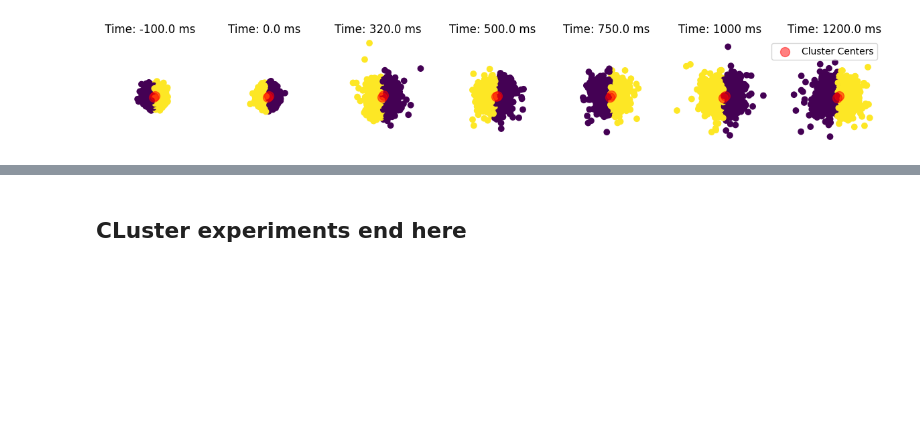
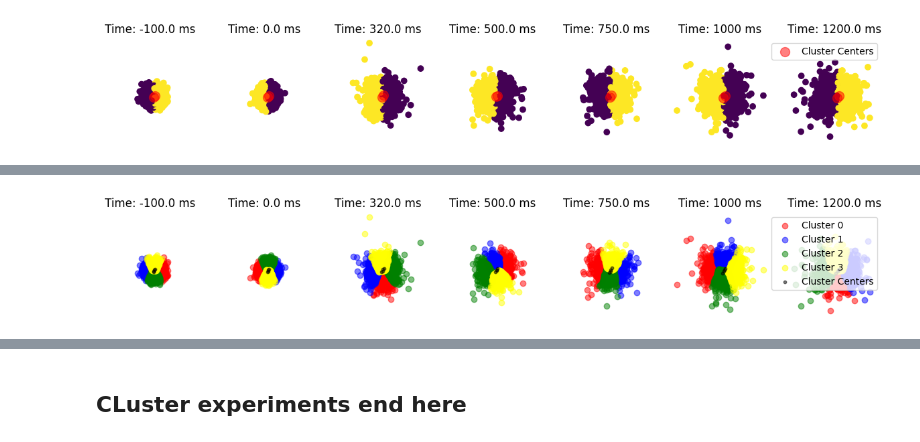
Before and after one commit to AtharvSuryawanshi/Neural-Representations-using-Things-Database, a Jupyter notebook: clust_meg.ipynb, the cells around one changed output, grey strips where cells are left out. Cells and saved outputs as stored; diff of their text form; code cells hidden in the pictures; blank space fills up the shorter version.

```diff
--- a/clust_meg.ipynb
+++ b/clust_meg.ipynb
@@ -271 +255,31 @@ for category_name in tqdm(category27.columns):
 ... (15 outputs left out)
+# %%
+times = [-0.1,0.0, 0.320, 0.5, 0.75, 1, 1.2]
+f, axes = plt.subplots(1, len(times), sharex=True, sharey = True, figsize=(15, 2))
+for i,t in enumerate(times):
+    index = epochs.times == t
+    data = average_concept_epochs[:, index, :].squeeze()
+    # print(data.shape)
+    kmeans = KMeans(n_clusters=4).fit(data)
+    labels = kmeans.labels_
+    # Get cluster centers
+    centers = kmeans.cluster_centers_
+
+    index_0 = np.where(labels == 0)[0]
+    index_1 = np.where(labels == 1)[0]
+    index_2 = np.where(labels == 2)[0]
+    index_3 = np.where(labels == 3)[0]
+
+    pca = PCA(n_components=2)
+    data_2d = pca.fit_transform(data)
+    axes[i].scatter(data_2d[index_0, 0], data_2d[index_0, 1], c='red', label='Cluster 0', alpha=0.5)
+    axes[i].scatter(data_2d[index_1, 0], data_2d[index_1, 1], c='blue', label='Cluster 1', alpha=0.5)
+    axes[i].scatter(data_2d[index_2, 0], data_2d[index_2, 1], c='green', label='Cluster 2', alpha=0.5)
+    axes[i].scatter(data_2d[index_3, 0], data_2d[index_3, 1], c='yellow', label='Cluster 3', alpha=0.5)
+    axes[i].scatter(centers[:, 0], centers[:, 1], c='black', s=10, alpha=0.5, label='Cluster Centers')
+    axes[i].set_title(f"Time: {t*1000} ms")
+    axes[i].axis('off')
+plt.legend()
+plt.show()
+# %% [output]
+[figure, added]
```
Also changed, not shown: parts of 3 cells of this notebook.
